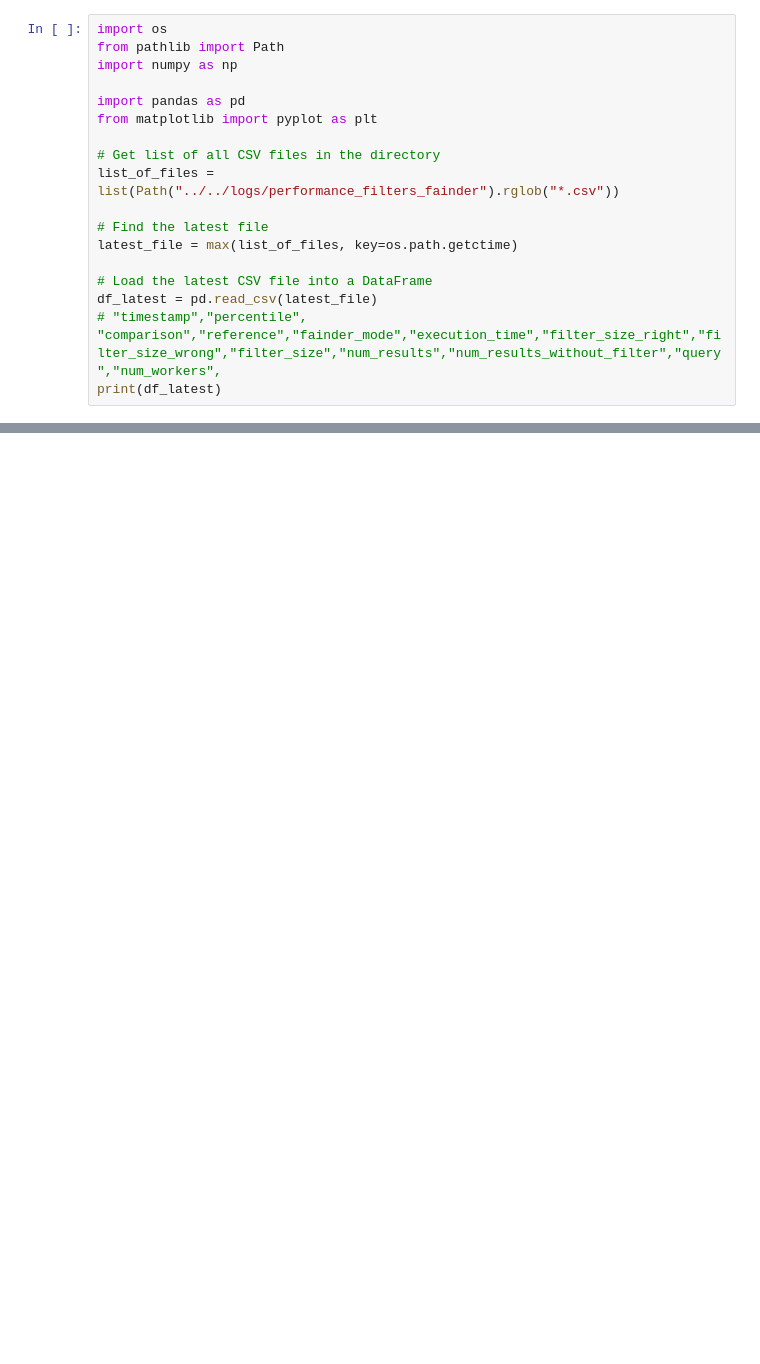
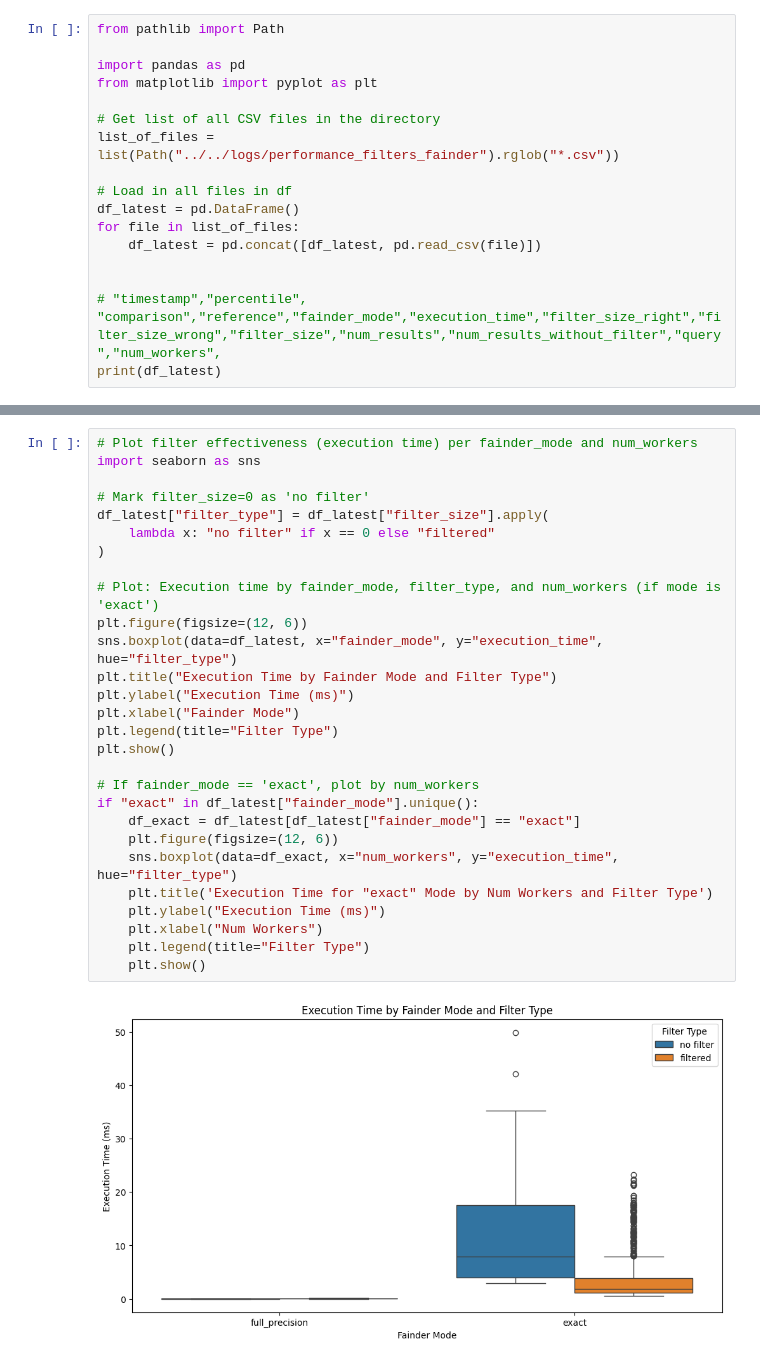
Before and after one commit to leonardgeissler/fainder-demo, a Jupyter notebook: analysis/fainder_filter_performance_tests/analysis.ipynb, the cells around one changed output, grey strips where cells are left out. Cells and saved outputs as stored; diff of their text form; blank space fills up the shorter version.

```diff
--- a/analysis/fainder_filter_performance_tests/analysis.ipynb
+++ b/analysis/fainder_filter_performance_tests/analysis.ipynb
@@ -1,7 +1,5 @@
 # %%
-import os
 from pathlib import Path
-import numpy as np
 
 import pandas as pd
 from matplotlib import pyplot as plt
@@ -9,11 +7,12 @@ from matplotlib import pyplot as plt
 # Get list of all CSV files in the directory
 list_of_files = list(Path("../../logs/performance_filters_fainder").rglob("*.csv"))
 
-# Find the latest file
-latest_file = max(list_of_files, key=os.path.getctime)
+# Load in all files in df
+df_latest = pd.DataFrame()
+for file in list_of_files:
+    df_latest = pd.concat([df_latest, pd.read_csv(file)])
 
-# Load the latest CSV file into a DataFrame
-df_latest = pd.read_csv(latest_file)
+
 # "timestamp","percentile", "comparison","reference","fainder_mode","execution_time","filter_size_right","filter_size_wrong","filter_size","num_results","num_results_without_filter","query","num_workers",
 print(df_latest)
 # %% [output]
@@ -382,0 +36,30 @@ for index, row in unique_combinations.iterrows():
+# %%
+# Plot filter effectiveness (execution time) per fainder_mode and num_workers
+import seaborn as sns
+
+# Mark filter_size=0 as 'no filter'
+df_latest["filter_type"] = df_latest["filter_size"].apply(
+    lambda x: "no filter" if x == 0 else "filtered"
+)
+
+# Plot: Execution time by fainder_mode, filter_type, and num_workers (if mode is 'exact')
+plt.figure(figsize=(12, 6))
+sns.boxplot(data=df_latest, x="fainder_mode", y="execution_time", hue="filter_type")
+plt.title("Execution Time by Fainder Mode and Filter Type")
+plt.ylabel("Execution Time (ms)")
+plt.xlabel("Fainder Mode")
+plt.legend(title="Filter Type")
+plt.show()
+
+# If fainder_mode == 'exact', plot by num_workers
+if "exact" in df_latest["fainder_mode"].unique():
+    df_exact = df_latest[df_latest["fainder_mode"] == "exact"]
+    plt.figure(figsize=(12, 6))
+    sns.boxplot(data=df_exact, x="num_workers", y="execution_time", hue="filter_type")
+    plt.title('Execution Time for "exact" Mode by Num Workers and Filter Type')
+    plt.ylabel("Execution Time (ms)")
+    plt.xlabel("Num Workers")
+    plt.legend(title="Filter Type")
+    plt.show()
+# %% [output]
+[figure, added]
```
Also changed, not shown: parts of 5 cells of this notebook, 1 other file.
